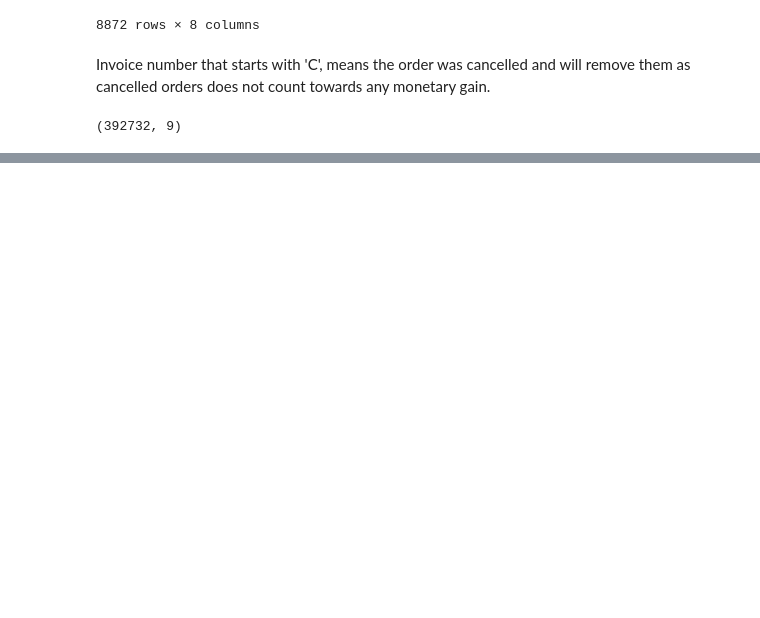
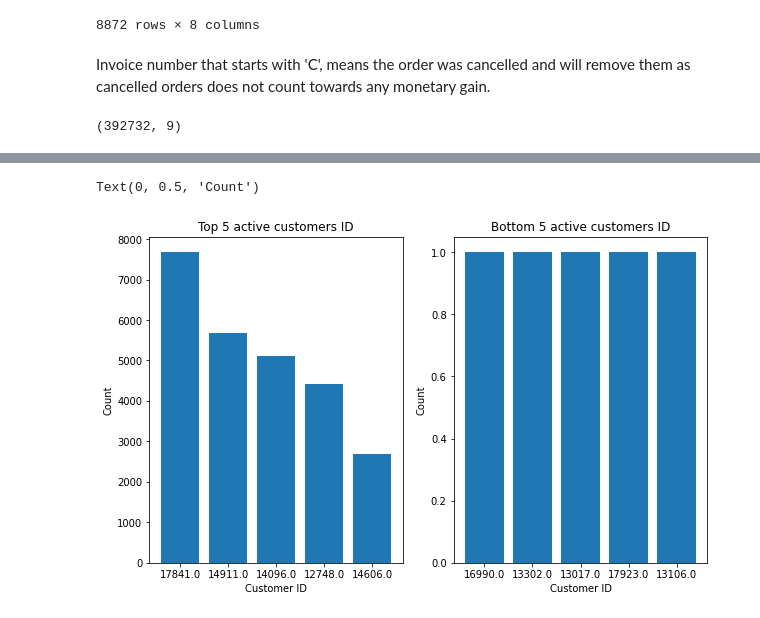
Before and after one commit to Sharath2021/Online-Retail-Customer-Segmentation, a Jupyter notebook: Online_Retail_Customer_Segmentation_Capstone_Project.ipynb, the cells around one changed output, grey strips where cells are left out. Drawn from its saved outputs; the diff is of its cells as text; code cells hidden in the pictures; blank space fills up the shorter version.

```diff
--- a/Online_Retail_Customer_Segmentation_Capstone_Project.ipynb
+++ b/Online_Retail_Customer_Segmentation_Capstone_Project.ipynb
@@ -157,3 +157,12 @@ retail_data.shape
 # %%
 # removing index column
 retail_data.drop(columns=['index'],inplace=True)
+# %%
+# creating new features from invoice date
+retail_data['Day']=retail_data['InvoiceDate'].dt.day_name()
+retail_data['Month']=retail_data['InvoiceDate'].dt.month_name()
+retail_data["year"] = retail_data["InvoiceDate"].apply(lambda x: x.year)
+retail_data["month_num"] = retail_data["InvoiceDate"].apply(lambda x: x.month)
+retail_data["day_num"] = retail_data["InvoiceDate"].apply(lambda x: x.day)
+retail_data["hour"] = retail_data["InvoiceDate"].apply(lambda x: x.hour)
+retail_data["minute"] = retail_data["InvoiceDate"].apply(lambda x: x.minute)
@@ -159,0 +178,6 @@ retail_data.drop(columns=['index'],inplace=True)
+# %%
+# creating total amount column
+retail_data['TotalAmount']=retail_data['Quantity']*retail_data['UnitPrice']
+# %%
+# changing dtype of cutomer id
+retail_data['CustomerID']=retail_data['CustomerID'].astype('str')
@@ -159,0 +200,5 @@ retail_data.drop(columns=['index'],inplace=True)
+# %%
+# most active customer
+active_customers=pd.DataFrame(retail_data['CustomerID'].value_counts().sort_values(ascending=False).reset_index())
+active_customers.rename(columns={'index':'CustomerID','CustomerID':'Count'},inplace=True)
+active_customers
@@ -159,0 +228,15 @@ retail_data.drop(columns=['index'],inplace=True)
+# %%
+plt.figure(figsize=(10,6))
+plt.subplot(1,2,1)
+plt.bar(active_customers['CustomerID'][:5],active_customers['Count'][:5])
+plt.title('Top 5 active customers ID')
+plt.xlabel('Customer ID')
+plt.ylabel('Count')
+plt.subplot(1,2,2)
+plt.bar(active_customers['CustomerID'][-5:],active_customers['Count'][-5:])
+plt.title('Bottom 5 active customers ID')
+plt.xlabel('Customer ID')
+plt.ylabel('Count')
+# %% [output]
+Text(0, 0.5, 'Count')
+[figure, added]
```
Also changed, not shown: parts of 6 cells of this notebook.
